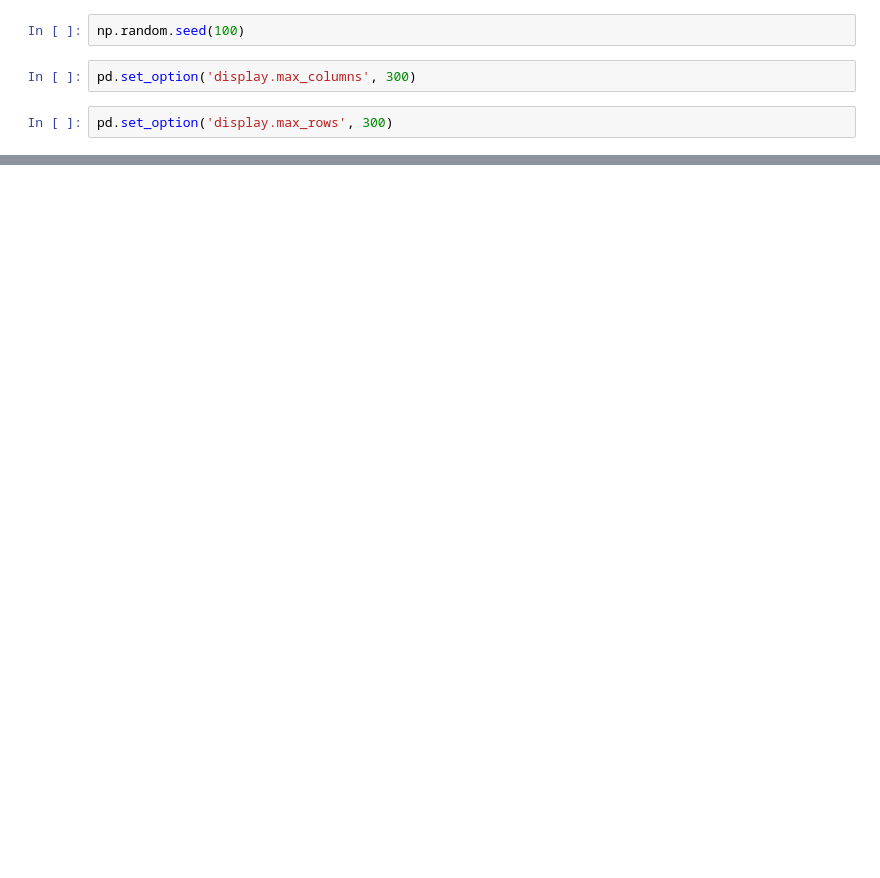
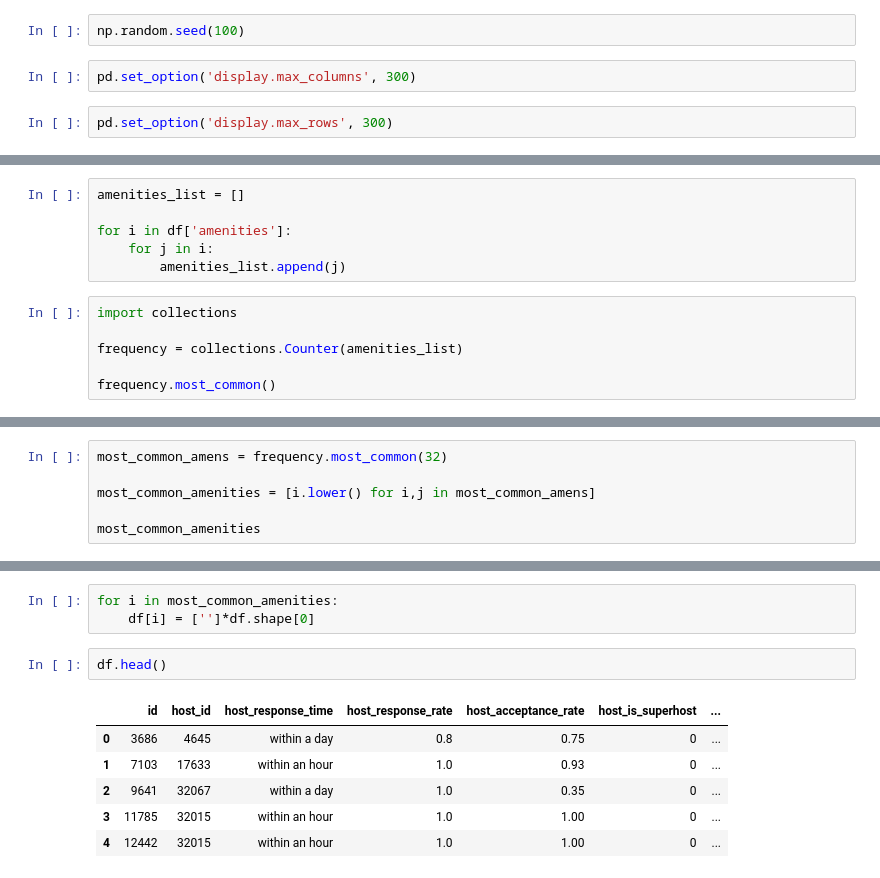
Before and after one commit to rgfriedman/washingon_dc_airbnb_hosting_helper, a Jupyter notebook: code/3_text_processing.ipynb, the cells around one changed output, grey strips where cells are left out. Saved outputs shown, nothing was run; the diff lists cells and outputs as text; blank space fills up the shorter version.

```diff
--- a/code/3_text_processing.ipynb
+++ b/code/3_text_processing.ipynb
@@ -52,0 +192,12 @@ loop through and count the top 10 or 20 and make new columns
+# %%
+amenities_list = []
+
+for i in df['amenities']:
+    for j in i:
+        amenities_list.append(j)
+# %%
+import collections
+
+frequency = collections.Counter(amenities_list)
+
+frequency.most_common()
@@ -52,0 +222,6 @@ loop through and count the top 10 or 20 and make new columns
+# %%
+most_common_amens = frequency.most_common(32)
+
+most_common_amenities = [i.lower() for i,j in most_common_amens]
+
+most_common_amenities
@@ -52,0 +255,12 @@ loop through and count the top 10 or 20 and make new columns
+# %%
+for i in most_common_amenities:
+    df[i] = ['']*df.shape[0]
+# %%
+df.head()
+# %% [output]
+|  | id | host_id | host_response_time | host_response_rate | host_acceptance_rate | host_is_superhost | ... |
+| 0 | 3686 | 4645 | within a day | 0.8 | 0.75 | 0 | ... |
+| 1 | 7103 | 17633 | within an hour | 1.0 | 0.93 | 0 | ... |
+| 2 | 9641 | 32067 | within a day | 1.0 | 0.35 | 0 | ... |
+| 3 | 11785 | 32015 | within an hour | 1.0 | 1.00 | 0 | ... |
+| 4 | 12442 | 32015 | within an hour | 1.0 | 1.00 | 0 | ... |
```
Also changed, not shown: parts of 27 cells of this notebook, 2 other files.
